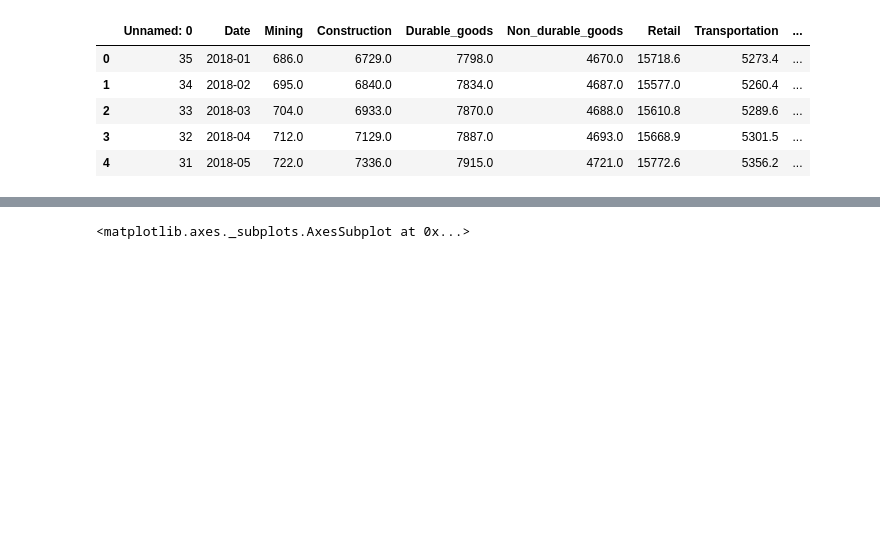
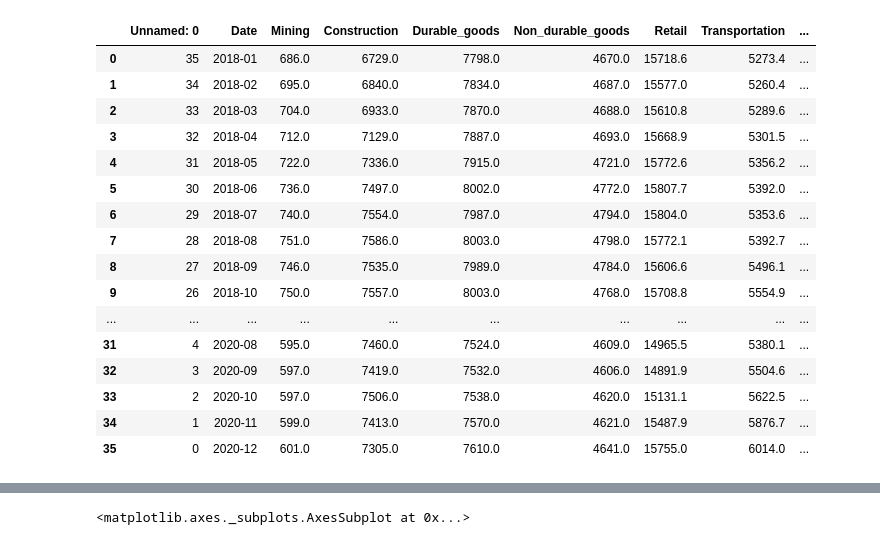
Before and after one commit to Rcidm1994/Project1, a Jupyter notebook: Covid Vs Unemployment.ipynb, the cells around one changed output, grey strips where cells are left out. Cells and saved outputs as stored; diff of their text form; code cells hidden in the pictures; blank space fills up the shorter version.

```diff
--- a/Covid Vs Unemployment.ipynb
+++ b/Covid Vs Unemployment.ipynb
@@ -1,26 +1,37 @@
 # %%
 import requests
 import json
 import pandas as pd
 import matplotlib.pyplot as plt
 from scipy import stats
 from pprint import pprint
 
 import pandas as pd
 import numpy as np
 import seaborn as sns
 
 # Import the file made on WeatherPy
 file = 'unemployment.csv'
 unemployment = pd.DataFrame(pd.read_csv(file))
-unemployment.head()
+unemployment
 # %% [output]
 |  | Unnamed: 0 | Date | Mining | Construction | Durable_goods | Non_durable_goods | Retail | Transportation | ... |
 | 0 | 35 | 2018-01 | 686.0 | 6729.0 | 7798.0 | 4670.0 | 15718.6 | 5273.4 | ... |
 | 1 | 34 | 2018-02 | 695.0 | 6840.0 | 7834.0 | 4687.0 | 15577.0 | 5260.4 | ... |
 | 2 | 33 | 2018-03 | 704.0 | 6933.0 | 7870.0 | 4688.0 | 15610.8 | 5289.6 | ... |
 | 3 | 32 | 2018-04 | 712.0 | 7129.0 | 7887.0 | 4693.0 | 15668.9 | 5301.5 | ... |
 | 4 | 31 | 2018-05 | 722.0 | 7336.0 | 7915.0 | 4721.0 | 15772.6 | 5356.2 | ... |
+| 5 | 30 | 2018-06 | 736.0 | 7497.0 | 8002.0 | 4772.0 | 15807.7 | 5392.0 | ... |
+| 6 | 29 | 2018-07 | 740.0 | 7554.0 | 7987.0 | 4794.0 | 15804.0 | 5353.6 | ... |
+| 7 | 28 | 2018-08 | 751.0 | 7586.0 | 8003.0 | 4798.0 | 15772.1 | 5392.7 | ... |
+| 8 | 27 | 2018-09 | 746.0 | 7535.0 | 7989.0 | 4784.0 | 15606.6 | 5496.1 | ... |
+| 9 | 26 | 2018-10 | 750.0 | 7557.0 | 8003.0 | 4768.0 | 15708.8 | 5554.9 | ... |
+| ... | ... | ... | ... | ... | ... | ... | ... | ... | ... |
+| 31 | 4 | 2020-08 | 595.0 | 7460.0 | 7524.0 | 4609.0 | 14965.5 | 5380.1 | ... |
+| 32 | 3 | 2020-09 | 597.0 | 7419.0 | 7532.0 | 4606.0 | 14891.9 | 5504.6 | ... |
+| 33 | 2 | 2020-10 | 597.0 | 7506.0 | 7538.0 | 4620.0 | 15131.1 | 5622.5 | ... |
+| 34 | 1 | 2020-11 | 599.0 | 7413.0 | 7570.0 | 4621.0 | 15487.9 | 5876.7 | ... |
+| 35 | 0 | 2020-12 | 601.0 | 7305.0 | 7610.0 | 4641.0 | 15755.0 | 6014.0 | ... |
 # %%
 unemployment_data = unemployment.drop(columns=['Unnamed: 0', 'Date'])
 unemployment_data.corr()
```
Also changed, not shown: parts of 3 cells of this notebook.
